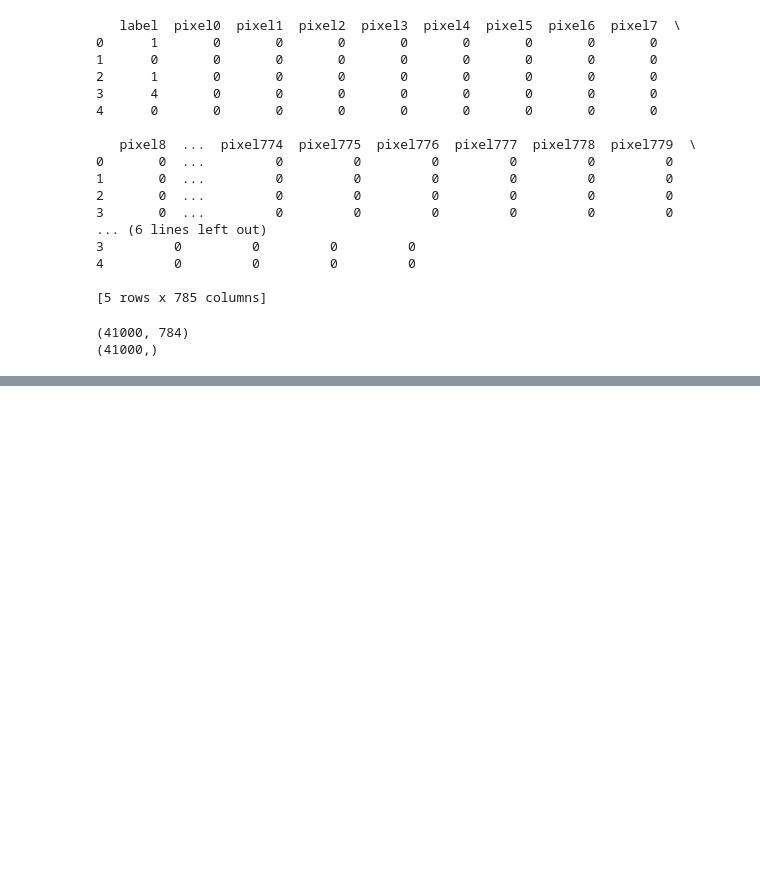
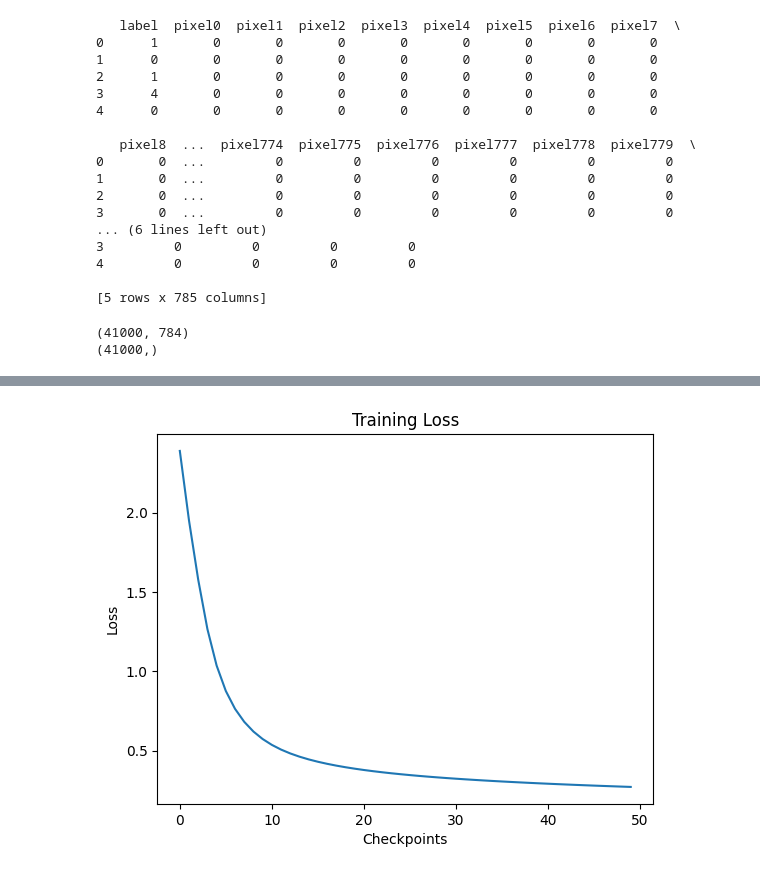
Before and after one commit to IamVatsal/Python-Data-Learning, a Jupyter notebook: numpy_basics/Day7_Digit_Recongnizer.ipynb, the cells around one changed output, grey strips where cells are left out. Drawn from its saved outputs; the diff is of its cells as text; code cells hidden in the pictures; blank space fills up the shorter version.

```diff
--- a/numpy_basics/Day7_Digit_Recongnizer.ipynb
+++ b/numpy_basics/Day7_Digit_Recongnizer.ipynb
@@ -178,3 +190,11 @@ Iteration 490, Accuracy: 0.8914146341463415
+# %%
+plt.plot(losses)
+plt.title("Training Loss")
+plt.xlabel("Checkpoints")
+plt.ylabel("Loss")
+plt.show()
+# %% [output]
+[figure, added]
 # %%
 test_model(X_train, Y_train, W, B)
 # %% [output]
```
Also changed, not shown: parts of 9 cells of this notebook.
